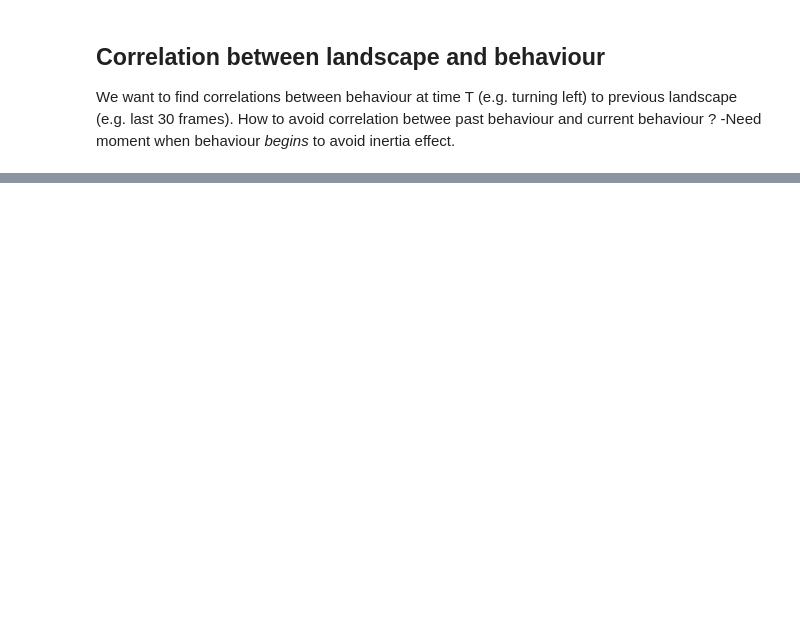
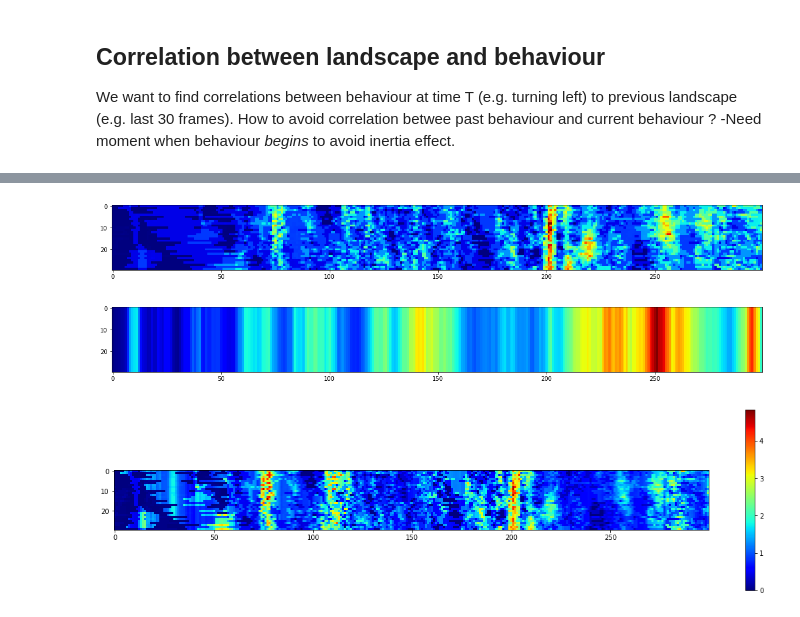
Before and after one commit to StrepsipZerg/flyDtracker, a Jupyter notebook: testing.ipynb, the cells around one changed output, grey strips where cells are left out. Cells and saved outputs as stored; diff of their text form; code cells hidden in the pictures; blank space fills up the shorter version.

```diff
--- a/testing.ipynb
+++ b/testing.ipynb
@@ -380,0 +193,79 @@ TypeError: Invalid dimensions for image data
+# %%
+%%time
+
+flystack = flyD.get_ori_pickle("fly2")
+n_flies = len(flystack)
+
+preturn_sum = np.zeros([30,300])
+random_sum = np.zeros([30,300])
+control_sum = np.zeros([30,300])
+for i in range(n_flies):
+    identity = i
+    fly = flystack[identity]
+    time_range = range(18000)
+
+
+    mean = flyD.rolling_stat(stats.circmean, 3)(np.radians(fly.orientations[time_range]))
+    ori_var = flyD.rolling_stat(stats.circvar,10)(mean)
+
+
+
+    peaks = flyD.orientation_peaks(fly.orientations[time_range])
+    vision = flyD.landscape(flystack, identity)
+    vision = vision[time_range,:]
+
+    not_turning = ori_var < 0.01
+    not_turning_vision = vision[time_range,:]
+    not_turning_sum = np.sum(not_turning_vision, axis = 0)
+
+    control_sum += not_turning_sum
+
+    peak_beg = np.zeros_like(peaks[0])
+    peak_beg = peaks[0] - peaks[1]['widths']
+    n_peaks = len(peak_beg)
+    peaks
+
+    for i in range(n_peaks):
+        beg = peak_beg[i]
+        if beg < 30:
+            continue
+
+        preturn_chunk = vision[int(beg-30):int(beg),:]
+        preturn_sum += preturn_chunk
+    preturn_sum = preturn_sum/n_peaks
+
+
+control_norm = control_sum/np.mean(control_sum)
+#Plot frequency of fly positions
+plt.figure(figsize=(20,5))
+plt.imshow(preturn_sum, cmap='jet', interpolation='nearest')
+plt.show()
+
+
+#Now random data :
+
+#Note : Should not be random, but rather non-turning moments.
+plt.figure(figsize=(20,5))
+plt.imshow(control_norm, cmap='jet', interpolation='nearest')
+plt.show()
+
+#Normalize :
+preturn_summary = stats.describe(preturn_sum)
+preturn_mean = np.mean(preturn_summary.mean)
+norm_preturn_sum = preturn_sum[:,:]/preturn_mean
+
+rand_summary = stats.describe(random_sum)
+rand_mean = np.mean(rand_summary.mean)
+norm_rand_sum = random_sum[:,:]/rand_mean
+
+#Compare :
+compare = norm_preturn_sum/control_norm
+
+plt.figure(figsize=(20,5))
+plt.imshow(compare, cmap='jet', interpolation='nearest')
+plt.colorbar()
+plt.show()
+# %% [output]
+[figure, added]
+[figure, added]
+[figure, added]
```
Also changed, not shown: parts of 17 cells of this notebook, 4 other files.
